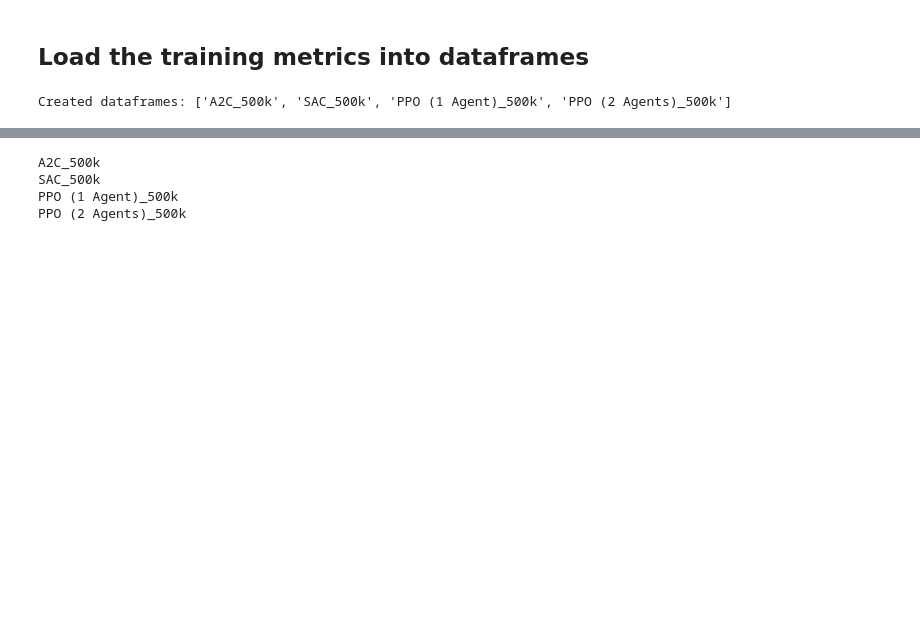
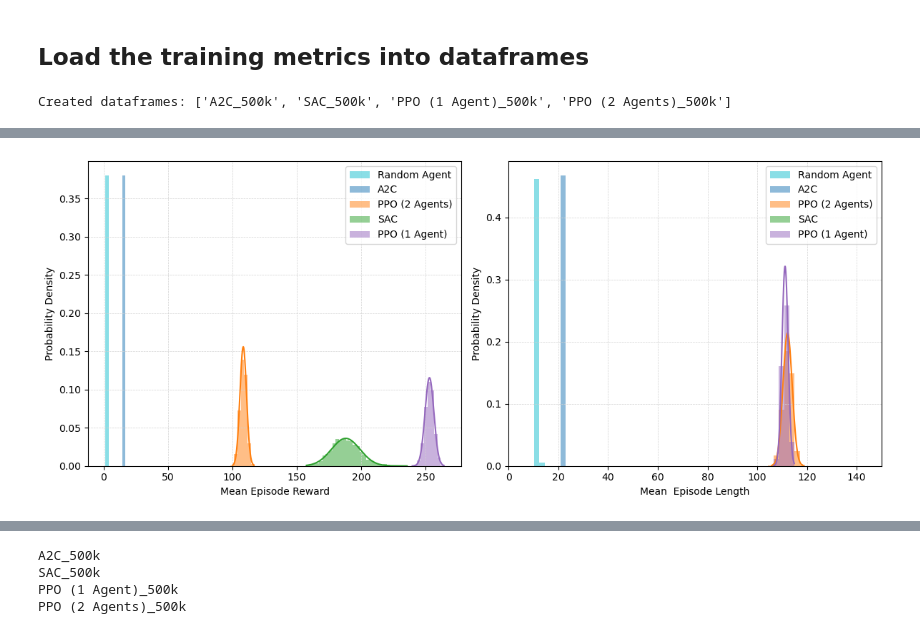
Before and after one commit to till2/self-driving-car, a Jupyter notebook: Baselines.ipynb, the cells around one changed output, grey strips where cells are left out. Drawn from its saved outputs; the diff is of its cells as text; code cells hidden in the pictures; blank space fills up the shorter version.

```diff
--- a/Baselines.ipynb
+++ b/Baselines.ipynb
@@ -533,0 +376,96 @@ plt.show()
+# %%
+num_bootstrap_samples = 2000
+num_bins = 100
+
+colors = ["tab:cyan", "tab:blue", "tab:orange", "tab:green", "tab:purple"]
+
+fig, axs = plt.subplots(1, 2, figsize=(12, 5))
+
+# Calculate common bin edges for all distributions
+all_bootstrap_rewards = []
+all_bootstrap_lengths = []
+
+for key in data.keys():
+    episode_rewards = data[key]["episode_rewards"]
+    episode_lengths = data[key]["episode_lengths"]
+
+    bootstrap_rewards = []
+    bootstrap_lengths = []
+
+    for _ in range(num_bootstrap_samples):
+        # bootstrap sampling for episode rewards
+        bootstrap_rewards_sample = np.random.choice(episode_rewards, size=len(episode_rewards), replace=True)
+        bootstrap_rewards.append(np.mean(bootstrap_rewards_sample))
+
+        # bootstrap sampling for episode lengths
+        bootstrap_lengths_sample = np.random.choice(episode_lengths, size=len(episode_lengths), replace=True)
+        bootstrap_lengths.append(np.mean(bootstrap_lengths_sample))
+
+    all_bootstrap_rewards.extend(bootstrap_rewards)
+    all_bootstrap_lengths.extend(bootstrap_lengths)
+
+# Calculate common bin edges
+reward_min = np.min(all_bootstrap_rewards)
+reward_max = np.max(all_bootstrap_rewards)
+length_min = np.min(all_bootstrap_lengths)
+length_max = np.max(all_bootstrap_lengths)
+
+# bins = np.linspace(min(reward_min, length_min), max(reward_max, length_max), num_bins)
+
+for key_idx, key in enumerate(data.keys()):
+    episode_rewards = data[key]["episode_rewards"]
+    episode_lengths = data[key]["episode_lengths"]
+
+    bootstrap_rewards = []
+    bootstrap_lengths = []
+
+    for _ in range(num_bootstrap_samples):
+        # bootstrap sampling for episode rewards
+        bootstrap_rewards_sample = np.random.choice(episode_rewards, size=len(episode_rewards), replace=True)
+        bootstrap_rewards.append(np.mean(bootstrap_rewards_sample))
+
+        # bootstrap sampling for episode lengths
+        bootstrap_lengths_sample = np.random.choice(episode_lengths, size=len(episode_lengths), replace=True)
+        bootstrap_lengths.append(np.mean(bootstrap_lengths_sample))
+
+    # Plot histogram for bootstrapped episode rewards
+    axs[0].hist(bootstrap_rewards, bins=num_bins, range=(reward_min, reward_max), alpha=0.5, label=key, density=True, color=colors[key_idx])
+
+    # fit Gaussian distribution to bootstrapped episode rewards
+    if key not in ["Random Agent", "A2C"]:
+        xs = np.sort(bootstrap_rewards)
+        mu_rewards, std_rewards = norm.fit(xs)
+        rewards_curve = norm.pdf(xs, mu_rewards, std_rewards)
+        axs[0].plot(xs, rewards_curve, color=colors[key_idx])
+
+    # Plot histogram for bootstrapped episode lengths
+    axs[1].hist(bootstrap_lengths, bins=num_bins, range=(length_min, length_max), alpha=0.5, label=key, density=True, color=colors[key_idx])
+
+    # fit Gaussian distribution to bootstrapped episode lengths
+    if key not in ["Random Agent", "A2C"]:
+        xs = np.sort(bootstrap_lengths)
+        mu_rewards, std_rewards = norm.fit(xs)
+        rewards_curve = norm.pdf(xs, mu_rewards, std_rewards)
+        axs[1].plot(xs, rewards_curve, color=colors[key_idx])
+
+# Add labels and legend
+axs[0].set_xlabel("Mean Episode Reward")
+axs[0].set_ylabel("Probability Density")
+#axs[0].set_title("Bootstrapped Episode Rewards")
+axs[0].legend()
+
+axs[1].set_xlim(0, 150)
+axs[1].set_xlabel("Mean  Episode Length")
+axs[1].set_ylabel("Probability Density")
+#axs[1].set_title("Bootstrapped Episode Lengths")
+axs[1].legend()
+
+for ax in axs:
+    ax.grid(True, linestyle='--', linewidth=0.5, color='lightgray')
+
+# Show the plot
+plt.tight_layout()
+plt.savefig("figs/Bootstraped Episode Rewards and Lengths in one plot.pdf")
+plt.show()
+# %% [output]
+[figure, added]
```
Also changed, not shown: parts of 24 cells of this notebook, 7 other files.
